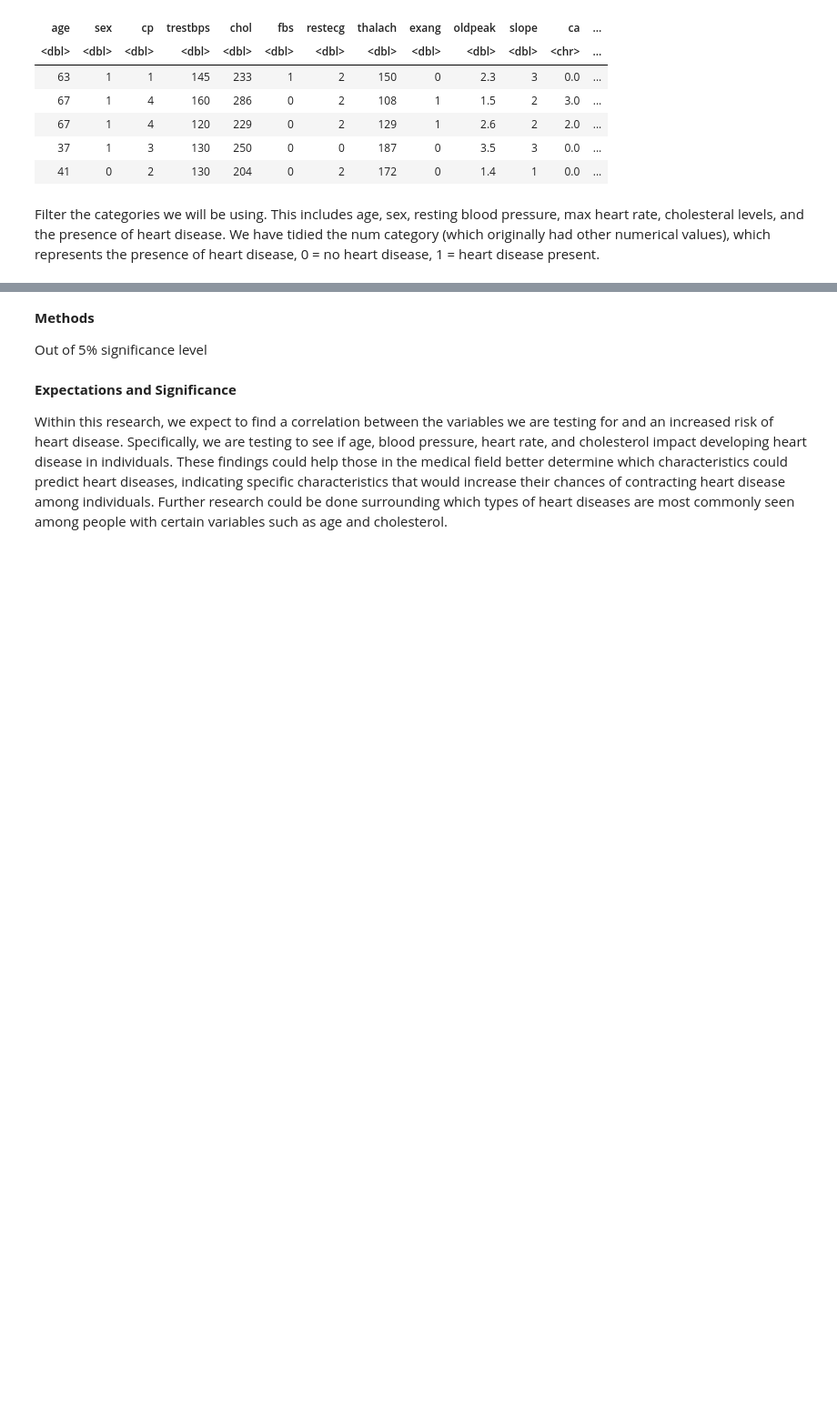
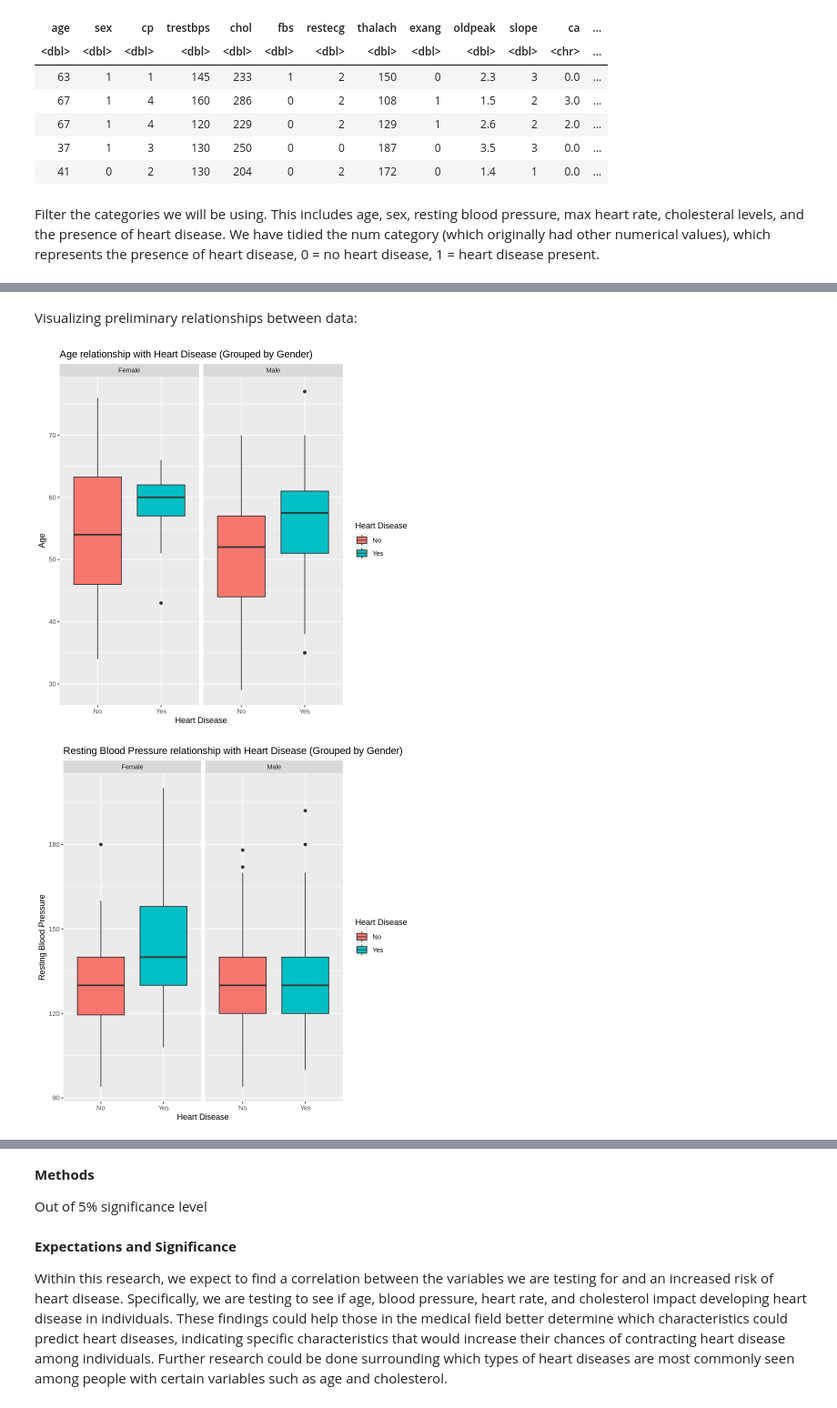
Before and after one commit to Yusen121/heart_disease, a Jupyter notebook: STAT_Project_Proposal.ipynb, the cells around one changed output, grey strips where cells are left out. Shown: that part at 91% size. Saved outputs shown, nothing was run; the diff lists cells and outputs as text; code cells hidden in the pictures; blank space fills up the shorter version.

Commit message:
Graphs + Interpretation
Added graphs comparing all quantitative variables against heart disease in box plots, and added a short paragraph interpretation of the plots.

```diff
--- a/STAT_Project_Proposal.ipynb
+++ b/STAT_Project_Proposal.ipynb
@@ -59,3 +59,30 @@ A tibble: 5 × 6
 | 67 | 1 | 120 | 229 | 129 | 1 |
 | 37 | 1 | 130 | 250 | 187 | 0 |
 | 41 | 0 | 130 | 204 | 172 | 0 |
+# %% [markdown]
+Visualizing preliminary relationships between data:
+# %%
+labelled_data <- mutate(cleveland, sex = ifelse(sex == 1, "Male", "Female")) |>
+                    mutate(num = ifelse(num == 1, "Yes", "No"))
+age_hd <- ggplot(labelled_data) + geom_boxplot(aes(x=num,y=age, fill = num)) + facet_wrap(~sex) +
+            labs(fill = "Heart Disease", x = "Heart Disease", y = "Age") +
+            ggtitle("Age relationship with Heart Disease (Grouped by Gender)")
+
+bp_hd <- ggplot(labelled_data) + geom_boxplot(aes(x=num,y=trestbps, fill = num)) + facet_wrap(~sex) +
+            labs(fill = "Heart Disease", x = "Heart Disease", y = "Resting Blood Pressure") +
+            ggtitle("Resting Blood Pressure relationship with Heart Disease (Grouped by Gender)")
+
+maxhr_hd <- ggplot(labelled_data) + geom_boxplot(aes(x=num,y=thalach, fill = num)) + facet_wrap(~sex) +
+            labs(fill = "Heart Disease", x = "Heart Disease", y = "Max Heart Rate") +
+            ggtitle("Max Heart Rate relationship with Heart Disease (Grouped by Gender)")
+
+chol_hd <- ggplot(labelled_data) + geom_boxplot(aes(x=num,y=chol, fill = num)) + facet_wrap(~sex) +
+            labs(fill = "Heart Disease", x = "Heart Disease", y = "Serum Cholesterol") +
+            ggtitle("Serum Cholesterol relationship with Heart Disease (Grouped by Gender)")
+age_hd
+bp_hd
+maxhr_hd
+chol_hd
+# %% [output]
+[figure, added]
+[figure, added]
```
Also changed, not shown: parts of 3 cells of this notebook.
